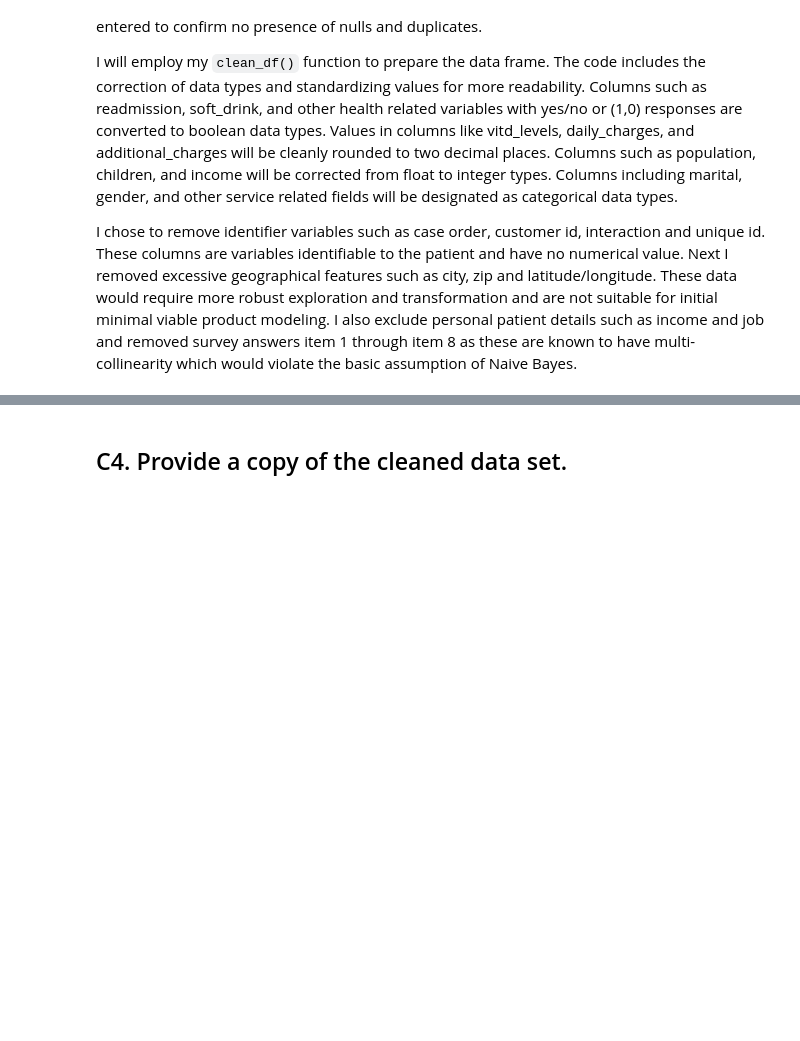
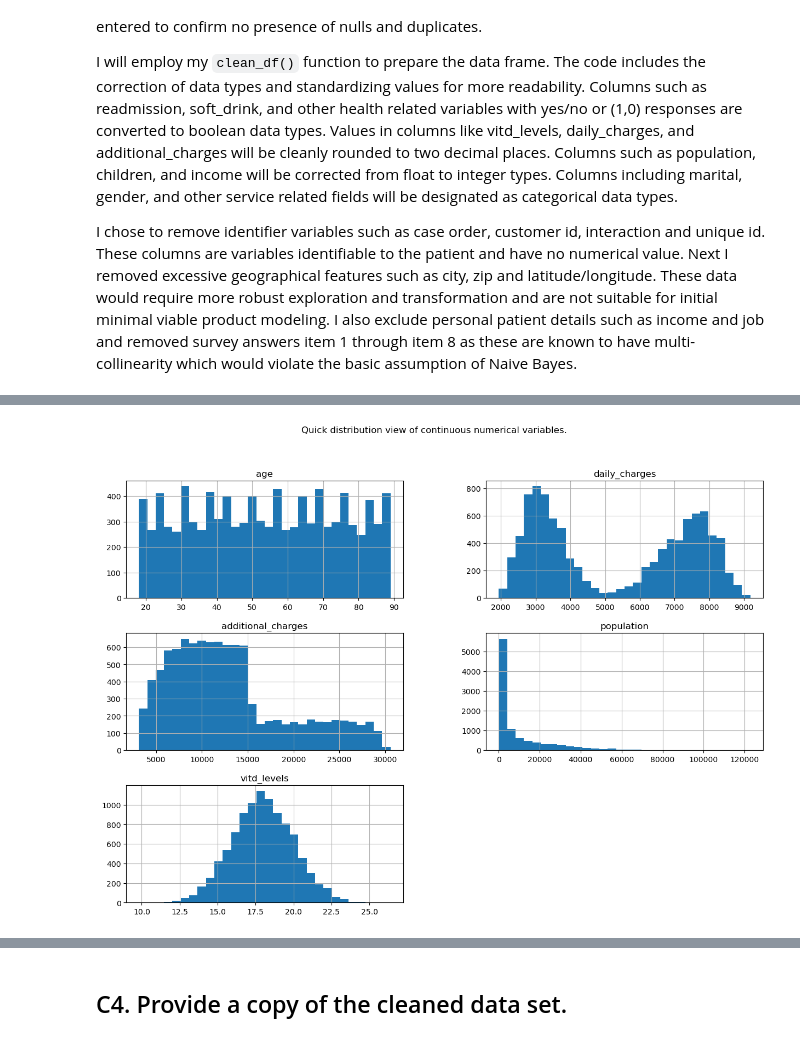
Before and after one commit to DesireeMcElroy/WGU_MSDA, a Jupyter notebook: D209-Data_Mining_I/NaiveBayes_Task1.ipynb, the cells around one changed output, grey strips where cells are left out. Saved outputs shown, nothing was run; the diff lists cells and outputs as text; code cells hidden in the pictures; blank space fills up the shorter version.

```diff
--- a/D209-Data_Mining_I/NaiveBayes_Task1.ipynb
+++ b/D209-Data_Mining_I/NaiveBayes_Task1.ipynb
@@ -203,0 +162,40 @@ When analyzing features like readmission and daily_charges, these variables may
+# %%
+# separate exploratory variables into type for ease of exploring
+
+# numerical/ordinal variables
+num_vars = ['age',
+             'vitd_levels',
+             'children',
+             'doc_visits',
+             'full_meals_eaten',
+             'vitd_supplement']
+
+cont_vars = ['age',
+             'daily_charges',
+            'additional_charges',
+            'population',
+            'vitd_levels']
+
+# categorical variables
+cat_vars = ['gender',
+            'marital',
+            'area',
+            'initial_admin',
+            'complication_risk',
+            'services_received']
+
+
+# categorical of boolean health-related variables
+bool_vars = ['readmission',
+             'high_blood',
+             'stroke',
+             'overweight',
+             'arthritis',
+             'diabetes',
+             'hyperlipidemia',
+             'backpain',
+             'anxiety',
+             'allergic_rhinitis',
+             'reflux_esophagitis',
+             'asthma',
+             'soft_drink']
@@ -203,0 +208,6 @@ When analyzing features like readmission and daily_charges, these variables may
+# %%
+df[cont_vars].hist(bins=30, figsize=(15, 10))
+plt.suptitle(f'Quick distribution view of continuous numerical variables.')
+plt.show()
+# %% [output]
+[figure, added]
```
Also changed, not shown: parts of 14 cells of this notebook.
